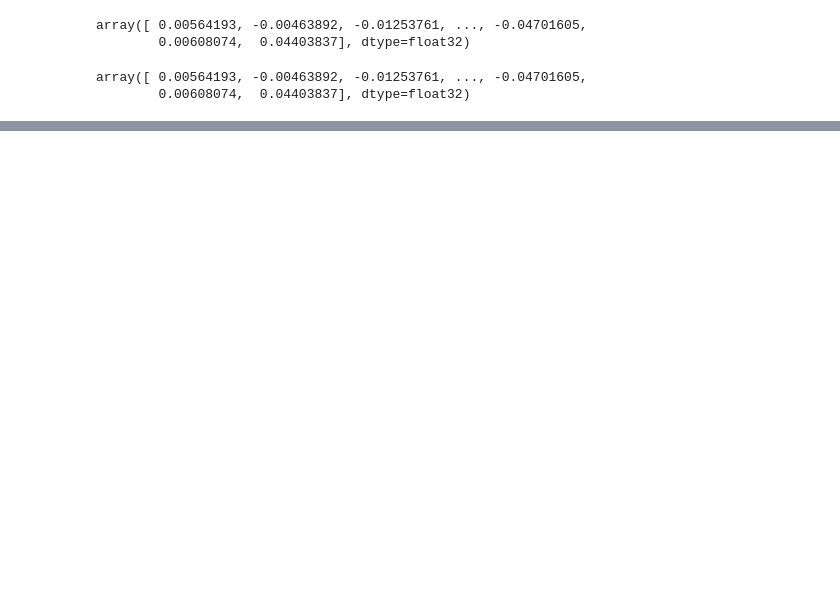
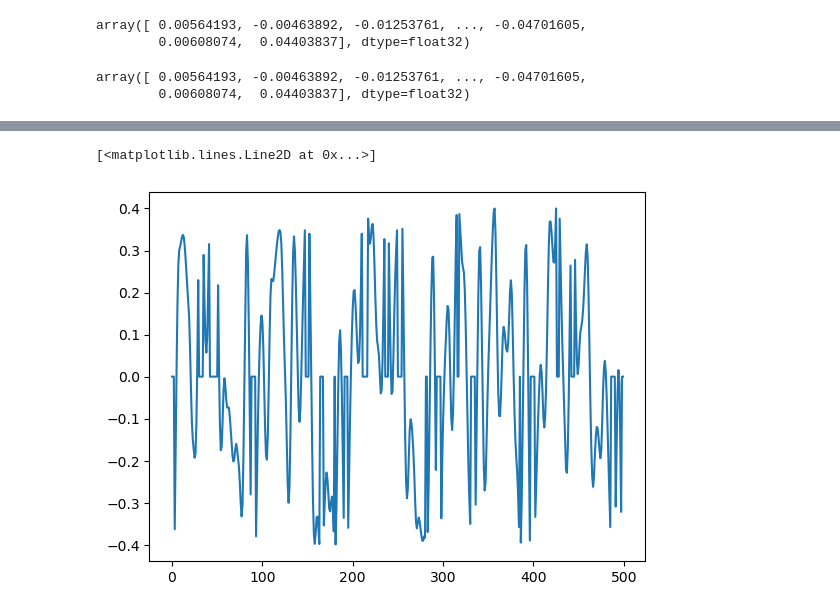
Before and after one commit to Dorin-D/signal_process_declip, a Jupyter notebook: audio_declipping.ipynb, the cells around one changed output, grey strips where cells are left out. Saved outputs shown, nothing was run; the diff lists cells and outputs as text; code cells hidden in the pictures; blank space fills up the shorter version.

```diff
--- a/audio_declipping.ipynb
+++ b/audio_declipping.ipynb
@@ -98,7 +98,15 @@ def lasso_shrinkage(x, lambda_):
     result[result < 0] = 0
     return result * x
 
-# def persistent_empirical_weiner()
+def empirical_weiner(x, lambda_):
+    """
+    Computes the empirical Wiener filter.
+        x: input signal in the time-frequency domain
+        lambda_: threshold
+    """
+    result = 1 - lambda_**2 / np.abs(x)**2
+    result[result < 0] = 0
+    return result * x
 # %% [markdown]
 $a^{(0)} \in C^N, z^{(0)} = a^{(0)}, k = 1, \delta = ||\phi \phi^*|| $
 
@@ -121,7 +129,7 @@ def snr(signal, computed_signal, mask=None):
     Computes the signal to noise ratio. If a mask is provided, the SNR is computed only on the masked part of the signal.
     """
     if mask is None:
-        mask = np.ones_like(signal, dtype=np.bool)
+        return 20 * np.log10(np.sum(signal) / np.sum(signal - computed_signal))
     return 20 * np.log10(np.sum(signal[mask]) / np.sum((signal[mask] - computed_signal[mask])))
 # %%
 def declipping_ista(clipped_audio, clip_threshold, gamma, thresholding_function, lambdas_, n_iter=1000, i_between_lambdas=500):
@@ -233,0 +282,5 @@ Audio(clipped_audio, rate=music_rate)
+# %%
+plt.plot(unclipped_audio_replaced[interval:interval+500])
+# %% [output]
+[<matplotlib.lines.Line2D at 0x...>]
+[figure, added]
```
Also changed, not shown: parts of 4 cells of this notebook.
